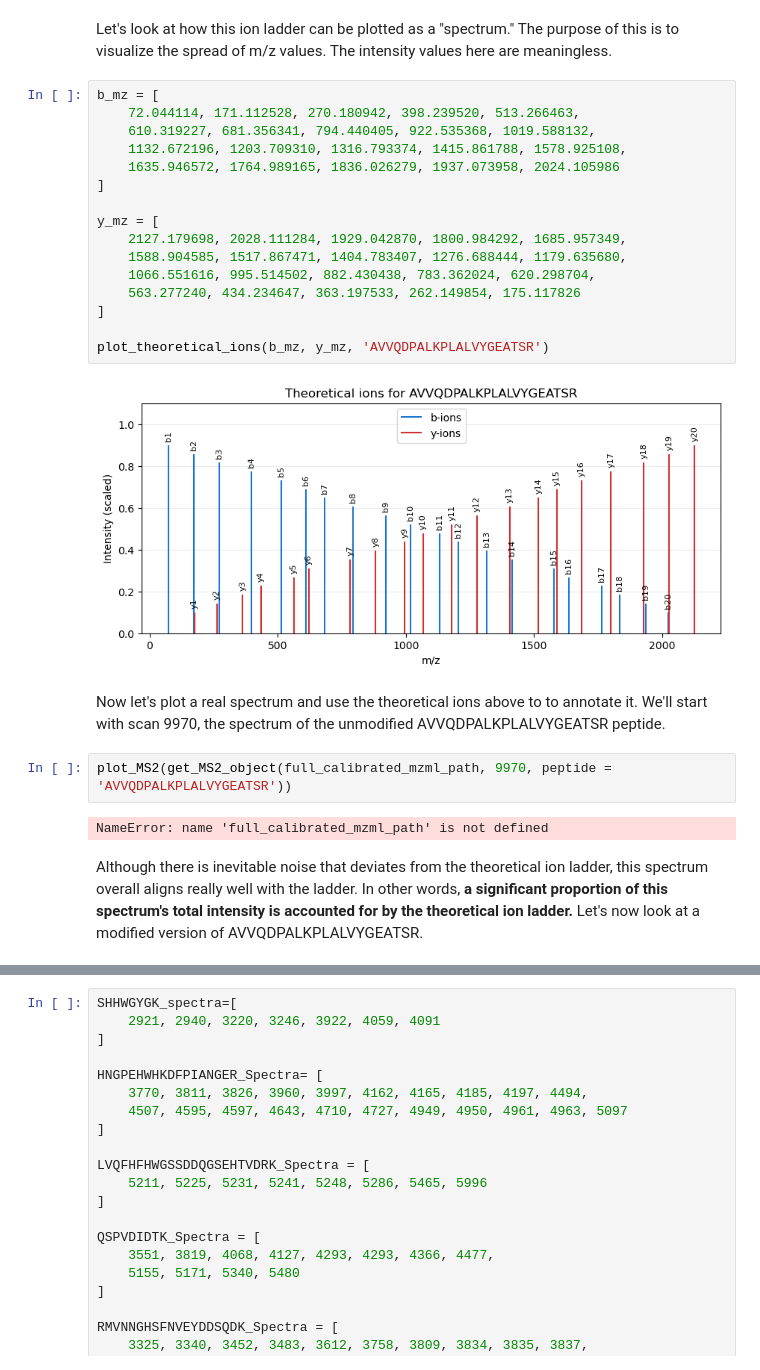
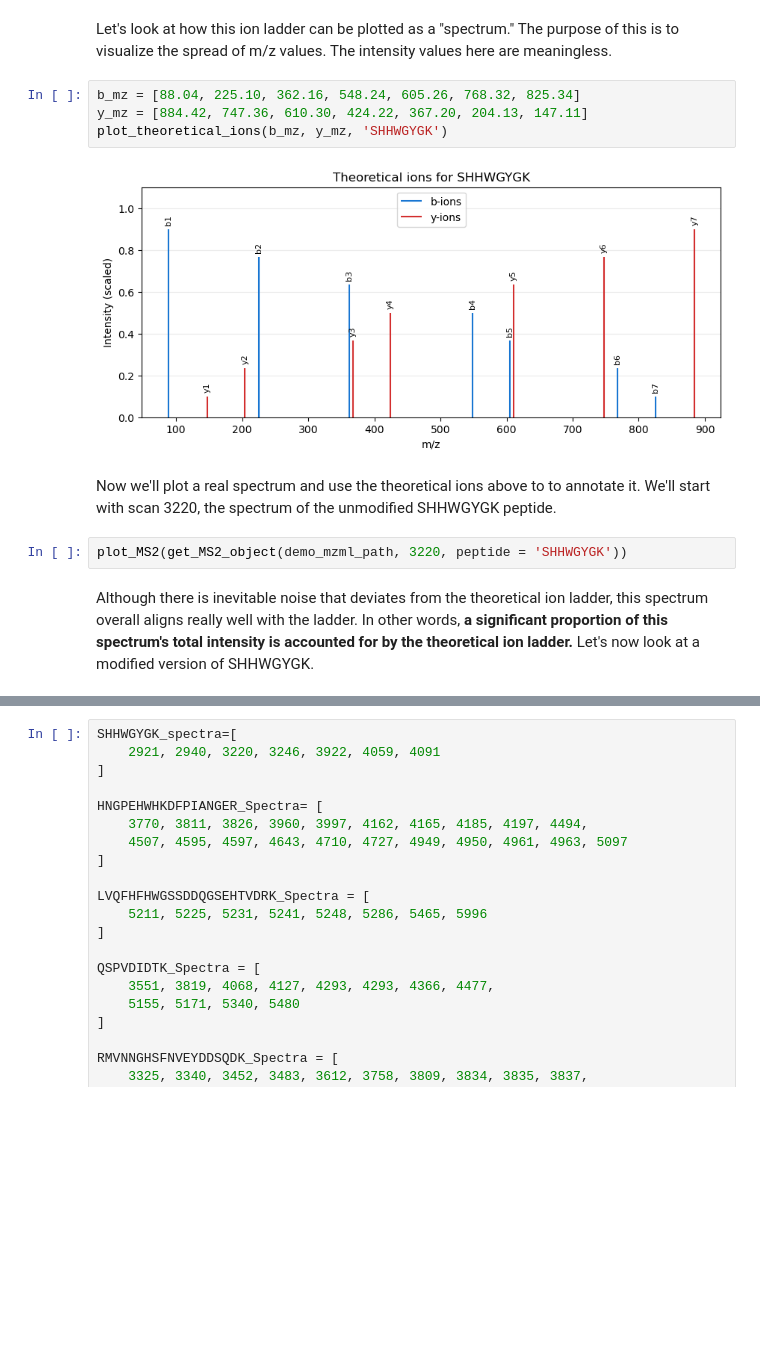
Before and after one commit to Alexander-Sol/MS_spectra_encoding, a Jupyter notebook: 02_Spectral_Hashing_and_OMS.ipynb, the cells around one changed output, grey strips where cells are left out. Drawn from its saved outputs; the diff is of its cells as text; blank space fills up the shorter version.

```diff
--- a/02_Spectral_Hashing_and_OMS.ipynb
+++ b/02_Spectral_Hashing_and_OMS.ipynb
@@ -1074,29 +1063,15 @@ make_ion_ladder('AVVQDPALKPLALVYGEATSR')
 # %% [markdown]
 Let's look at how this ion ladder can be plotted as a "spectrum." The purpose of this is to visualize the spread of m/z values. The intensity values here are meaningless.
-# %%
-b_mz = [
-    72.044114, 171.112528, 270.180942, 398.239520, 513.266463,
-    610.319227, 681.356341, 794.440405, 922.535368, 1019.588132,
-    1132.672196, 1203.709310, 1316.793374, 1415.861788, 1578.925108,
-    1635.946572, 1764.989165, 1836.026279, 1937.073958, 2024.105986
-]
-
-y_mz = [
-    2127.179698, 2028.111284, 1929.042870, 1800.984292, 1685.957349,
-    1588.904585, 1517.867471, 1404.783407, 1276.688444, 1179.635680,
-    1066.551616, 995.514502, 882.430438, 783.362024, 620.298704,
-    563.277240, 434.234647, 363.197533, 262.149854, 175.117826
-]
-
-plot_theoretical_ions(b_mz, y_mz, 'AVVQDPALKPLALVYGEATSR')
-# %% [output]
-[figure, removed]
+# %%
+b_mz = [88.04, 225.10, 362.16, 548.24, 605.26, 768.32, 825.34]
+y_mz = [884.42, 747.36, 610.30, 424.22, 367.20, 204.13, 147.11]
+plot_theoretical_ions(b_mz, y_mz, 'SHHWGYGK')
+# %% [output]
+[figure, added]
 # %% [markdown]
-Now let's plot a real spectrum and use the theoretical ions above to to annotate it. We'll start with scan 9970, the spectrum of the unmodified AVVQDPALKPLALVYGEATSR peptide.
+Now we'll plot a real spectrum and use the theoretical ions above to to annotate it. We'll start with scan 3220, the spectrum of the unmodified SHHWGYGK peptide.
 # %%
-plot_MS2(get_MS2_object(full_calibrated_mzml_path, 9970, peptide = 'AVVQDPALKPLALVYGEATSR'))
+plot_MS2(get_MS2_object(demo_mzml_path, 3220, peptide = 'SHHWGYGK'))
-# %% [output]
-NameError: name 'full_calibrated_mzml_path' is not defined
 # %% [markdown]
-Although there is inevitable noise that deviates from the theoretical ion ladder, this spectrum overall aligns really well with the ladder. In other words, **a significant proportion of this spectrum's total intensity is accounted for by the theoretical ion ladder.** Let's now look at a modified version of AVVQDPALKPLALVYGEATSR.
+Although there is inevitable noise that deviates from the theoretical ion ladder, this spectrum overall aligns really well with the ladder. In other words, **a significant proportion of this spectrum's total intensity is accounted for by the theoretical ion ladder.** Let's now look at a modified version of SHHWGYGK.
 # %%
```
Also changed, not shown: parts of 18 cells of this notebook, 4 other files.
